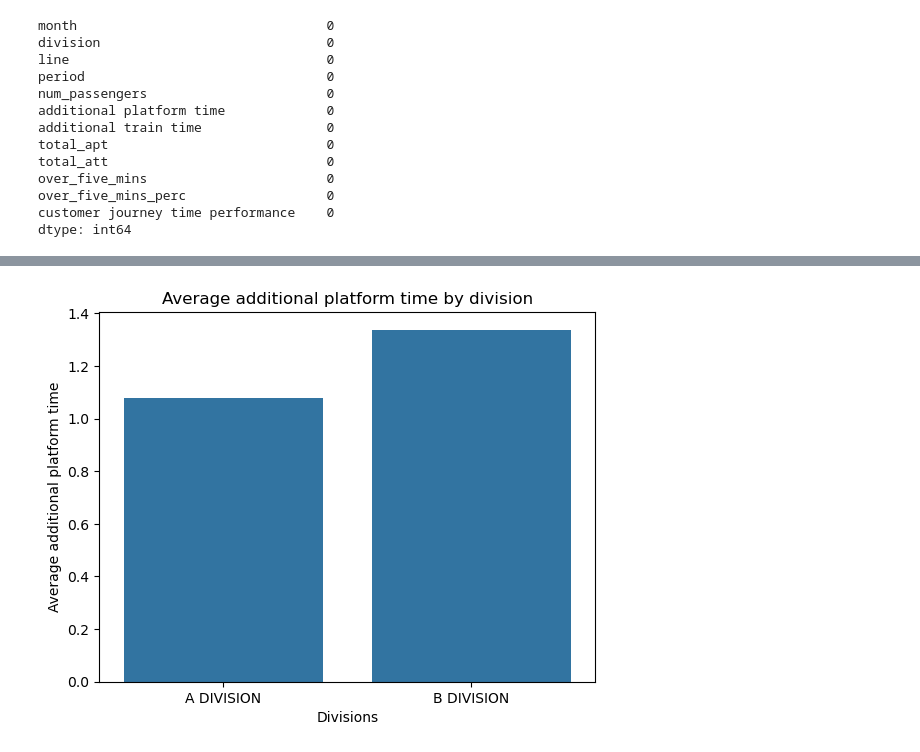
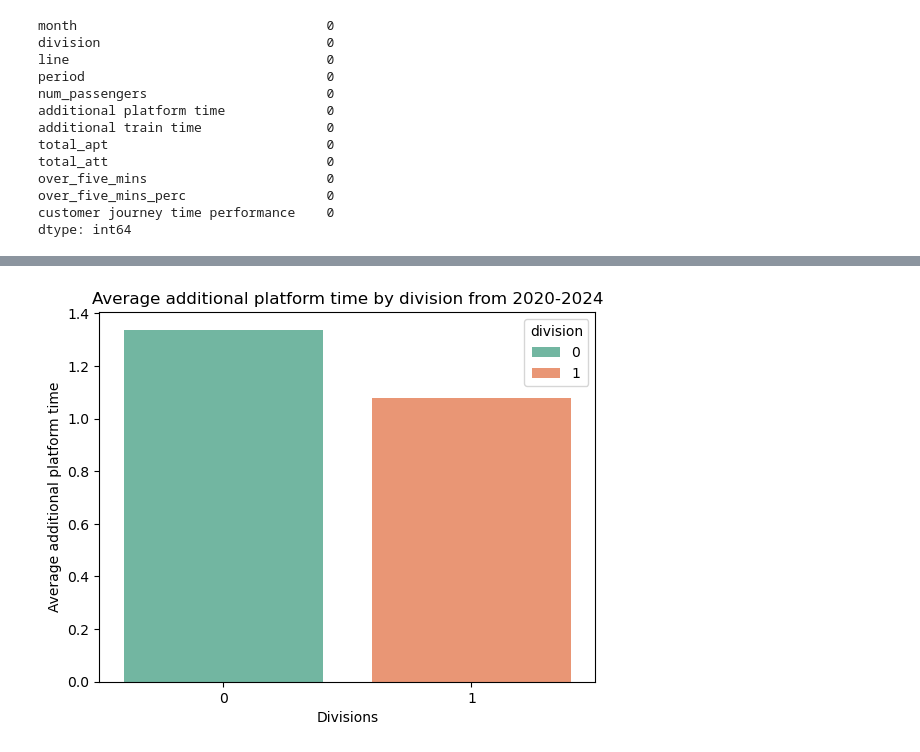
Before and after one commit to tali0n-git/MTA-subway-analysis, a Jupyter notebook: notebooks/Jahaira_EDA.ipynb, the cells around one changed output, grey strips where cells are left out. Cells and saved outputs as stored; diff of their text form; code cells hidden in the pictures.

```diff
--- a/notebooks/Jahaira_EDA.ipynb
+++ b/notebooks/Jahaira_EDA.ipynb
@@ -78,0 +84,9 @@ dtype: int64
+# %%
+#Preparing for correlation analysis by making 'divisions' binary
+mta.division[mta.division == "A DIVISION"] = 1
+mta.division[mta.division == "B DIVISION"] = 0
+
+
+#correlation analysis
+cor_division_avg = mta["division"].corr(mta["additional platform time"], method="pearson")
+print('Correlation for Divison Average is', cor_division_avg)
@@ -79,11 +120,11 @@ dtype: int64
 # %%
 #grouping by divisions and calculating the mean of additional platform time
 division_delays = mta.groupby("division")["additional platform time"].mean().reset_index()
 
-sns.barplot( data = division_delays, x = "division", y = "additional platform time")
-plt.title("Average additional platform time by division")
+sns.barplot( data = division_delays, x = "division", y = "additional platform time", hue= "division", palette = "Set2")
+plt.title("Average additional platform time by division from 2020-2024")
 plt.xlabel("Divisions")
 plt.ylabel("Average additional platform time")
 plt.show()
 # %% [output]
-[figure, old version]
+[figure, new version]
```
Also changed, not shown: parts of 14 cells of this notebook.
